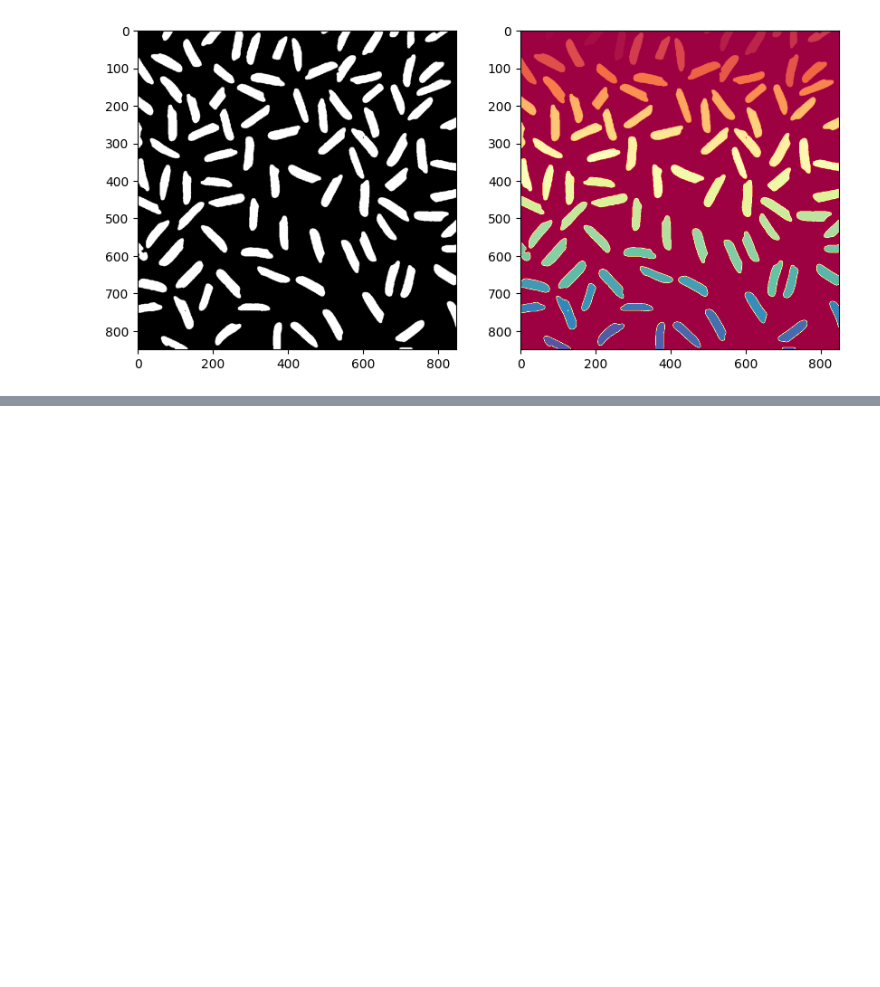
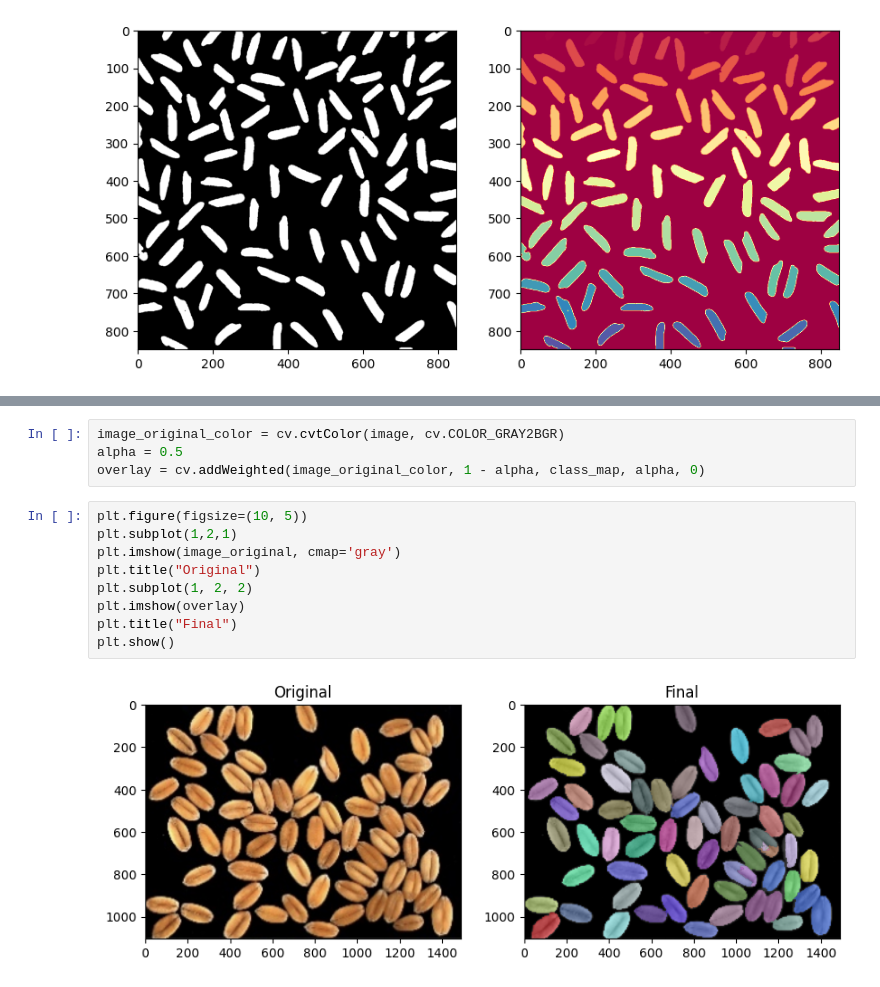
Before and after one commit to TheKiesling/computer-vision, a Jupyter notebook: lab2.ipynb, the cells around one changed output, grey strips where cells are left out. Drawn from its saved outputs; the diff is of its cells as text; blank space fills up the shorter version.

```diff
--- a/lab2.ipynb
+++ b/lab2.ipynb
@@ -77,0 +174,15 @@ plt.show()
+# %%
+image_original_color = cv.cvtColor(image, cv.COLOR_GRAY2BGR)
+alpha = 0.5
+overlay = cv.addWeighted(image_original_color, 1 - alpha, class_map, alpha, 0)
+# %%
+plt.figure(figsize=(10, 5))
+plt.subplot(1,2,1)
+plt.imshow(image_original, cmap='gray')
+plt.title("Original")
+plt.subplot(1, 2, 2)
+plt.imshow(overlay)
+plt.title("Final")
+plt.show()
+# %% [output]
+[figure, added]
```
Also changed, not shown: parts of 24 cells of this notebook, 1 other file.
